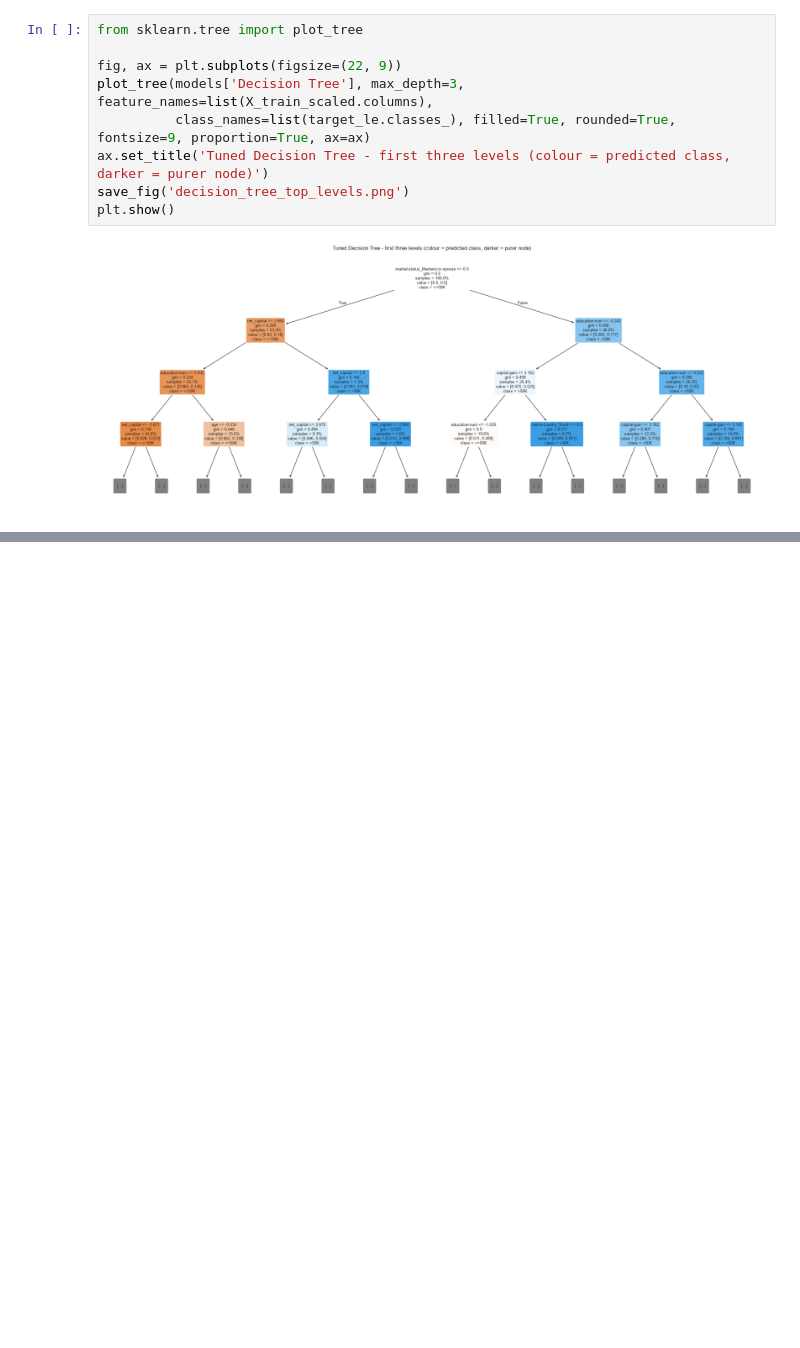
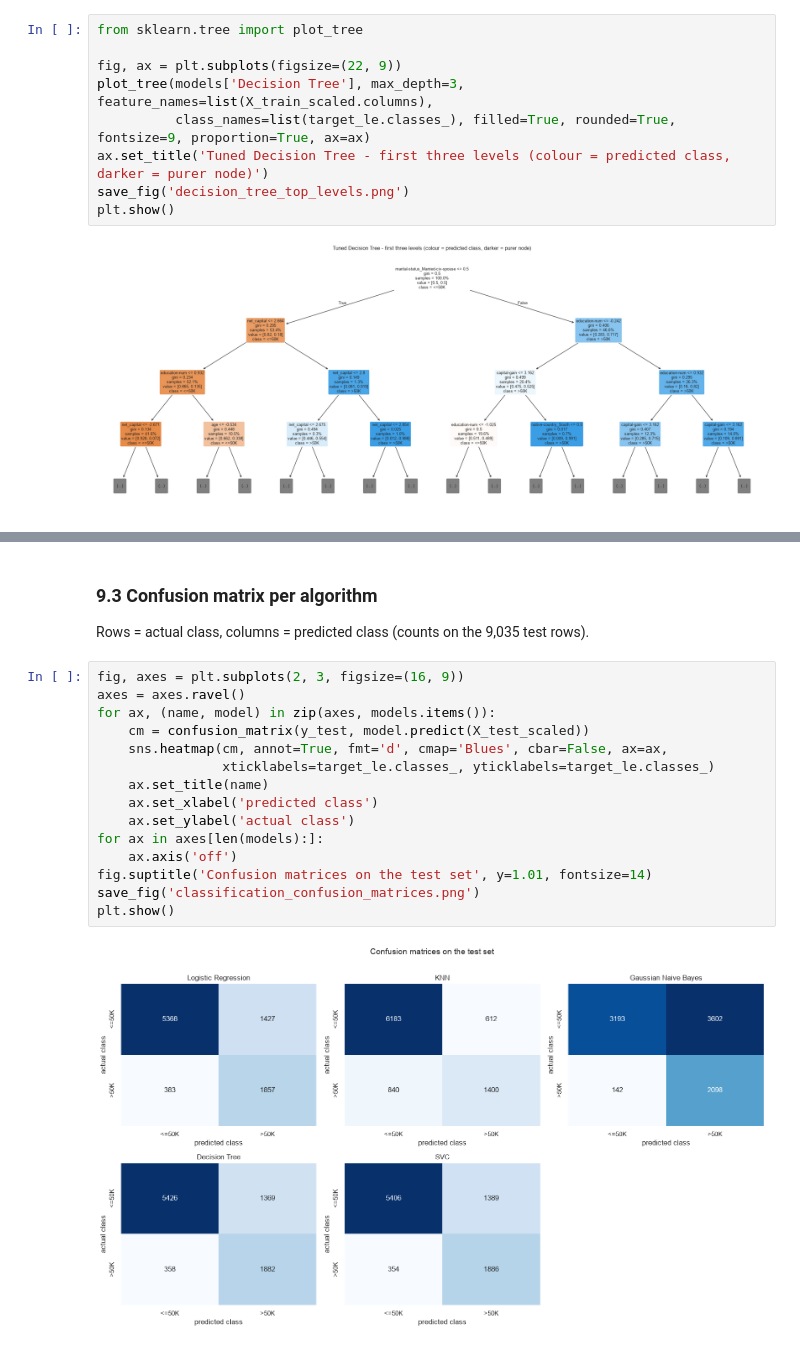
Before and after one commit to Bhargi777/23CSE301-ML-Capstone, a Jupyter notebook: notebooks/member3_classification_models.ipynb, the cells around one changed output, grey strips where cells are left out. Drawn from its saved outputs; the diff is of its cells as text; blank space fills up the shorter version.

```diff
--- a/notebooks/member3_classification_models.ipynb
+++ b/notebooks/member3_classification_models.ipynb
@@ -631,0 +670,20 @@ plt.show()
+# %% [markdown]
+### 9.3 Confusion matrix per algorithm
+Rows = actual class, columns = predicted class (counts on the 9,035 test rows).
+# %%
+fig, axes = plt.subplots(2, 3, figsize=(16, 9))
+axes = axes.ravel()
+for ax, (name, model) in zip(axes, models.items()):
+    cm = confusion_matrix(y_test, model.predict(X_test_scaled))
+    sns.heatmap(cm, annot=True, fmt='d', cmap='Blues', cbar=False, ax=ax,
+                xticklabels=target_le.classes_, yticklabels=target_le.classes_)
+    ax.set_title(name)
+    ax.set_xlabel('predicted class')
+    ax.set_ylabel('actual class')
+for ax in axes[len(models):]:
+    ax.axis('off')
+fig.suptitle('Confusion matrices on the test set', y=1.01, fontsize=14)
+save_fig('classification_confusion_matrices.png')
+plt.show()
+# %% [output]
+[figure, added]
```
Also changed, not shown: parts of 6 cells of this notebook, 3 other files.
